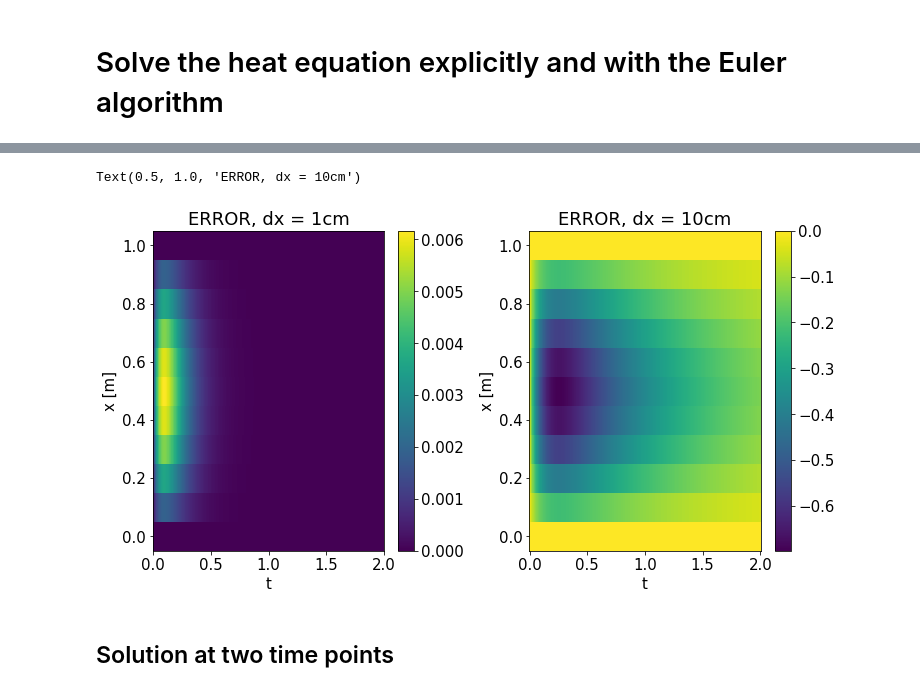
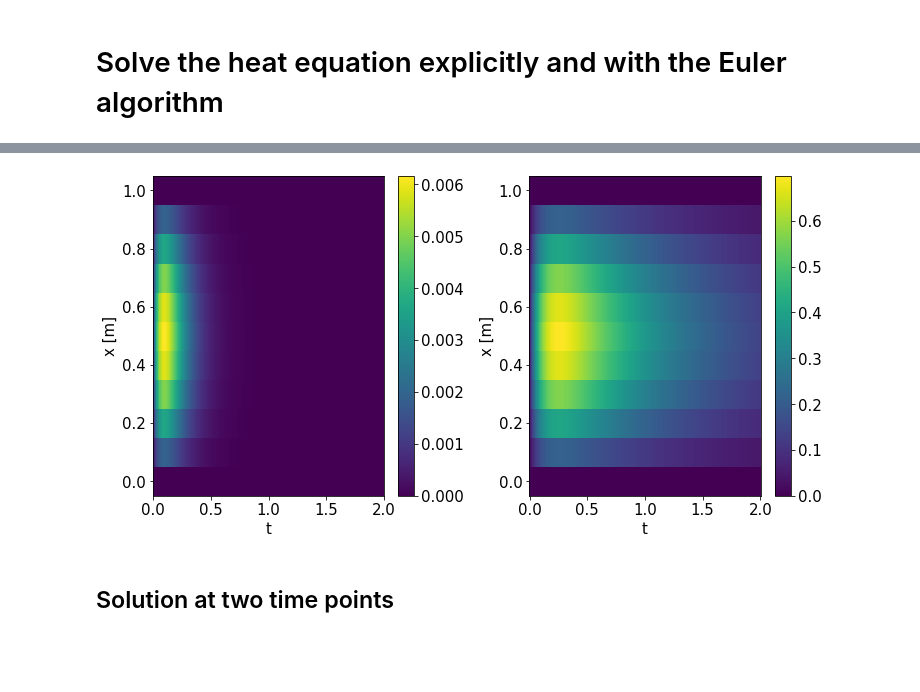
Before and after one commit to am-kaiser/CompSci-Project-2, a Jupyter notebook: PDE_Solver/examples/heat_equation.ipynb, the cells around one changed output, grey strips where cells are left out. Cells and saved outputs as stored; diff of their text form; code cells hidden in the pictures; blank space fills up the shorter version.

```diff
--- a/PDE_Solver/examples/heat_equation.ipynb
+++ b/PDE_Solver/examples/heat_equation.ipynb
@@ -88,30 +102,31 @@ Text(0.5, 1.0, 'EXPLICIT: u, dx = 10cm')
 # %%
 # ERROR
-error_1_dx = u_explicit_1_dx - u_euler_1_dx
-error_10_dx = u_explicit_10_dx - u_euler_10_dx
+error_1_dx = abs(u_explicit_1_dx - u_euler_1_dx)
+error_10_dx = abs(u_explicit_10_dx - u_euler_10_dx)
 # %%
 %matplotlib inline
 
 # Plot errors
 
 plt.rc('font', **{'size':'15'})
 fig, axs = plt.subplots(1,2, figsize=(10, 5))
 fig.tight_layout(pad=0.4, w_pad=3, h_pad=3.0)
 
 plt_error_1_dx = axs[0].pcolor(t_1_dx, x_1_dx, error_1_dx, shading='auto')
 axs[0].set_xlabel('t')
 axs[0].set_ylabel('x [m]')
 fig.colorbar(plt_error_1_dx, ax=axs[0])
-axs[0].set_title('ERROR, dx = 1cm')
+#axs[0].set_title('ERROR, dx = 1cm')
 
 plt_error_10_dx = axs[1].pcolor(t_10_dx, x_10_dx, error_10_dx, shading='auto')
 axs[1].set_xlabel('t')
 axs[1].set_ylabel('x [m]')
 fig.colorbar(plt_error_10_dx, ax=axs[1])
-axs[1].set_title('ERROR, dx = 10cm')
+#axs[1].set_title('ERROR, dx = 10cm')
+
+#fig.savefig('images\euler_analytic_abs_error.png')
 # %% [output]
-Text(0.5, 1.0, 'ERROR, dx = 10cm')
-[figure, old version]
+[figure, new version]
 # %% [markdown]
 ##  Solution at two time points
 # %% [markdown]
```
Also changed, not shown: parts of 7 cells of this notebook, 9 other files.
